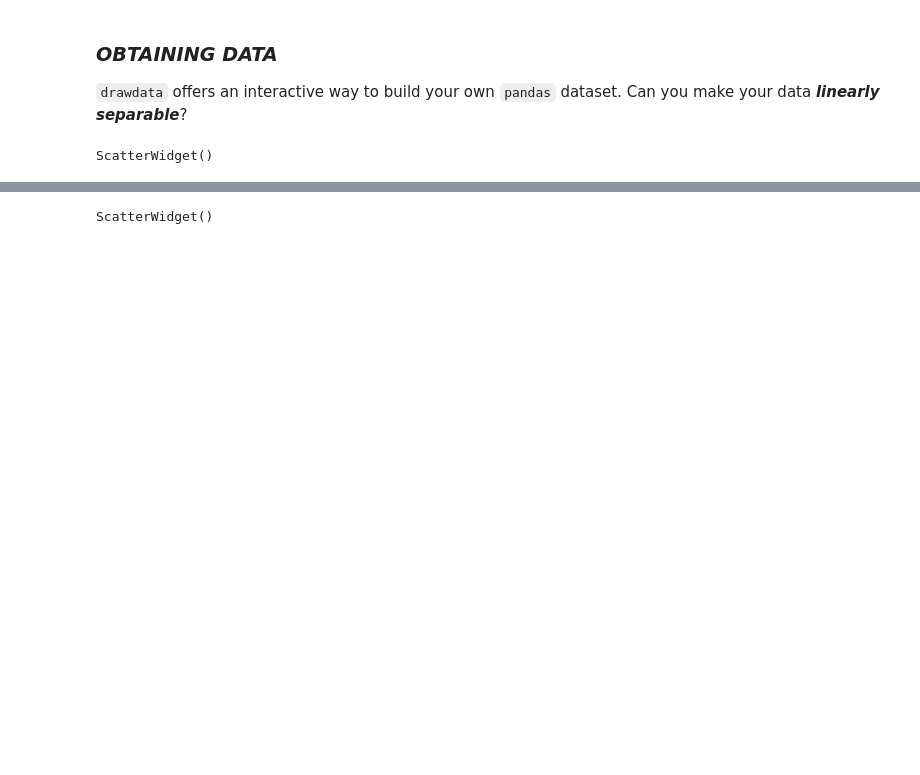
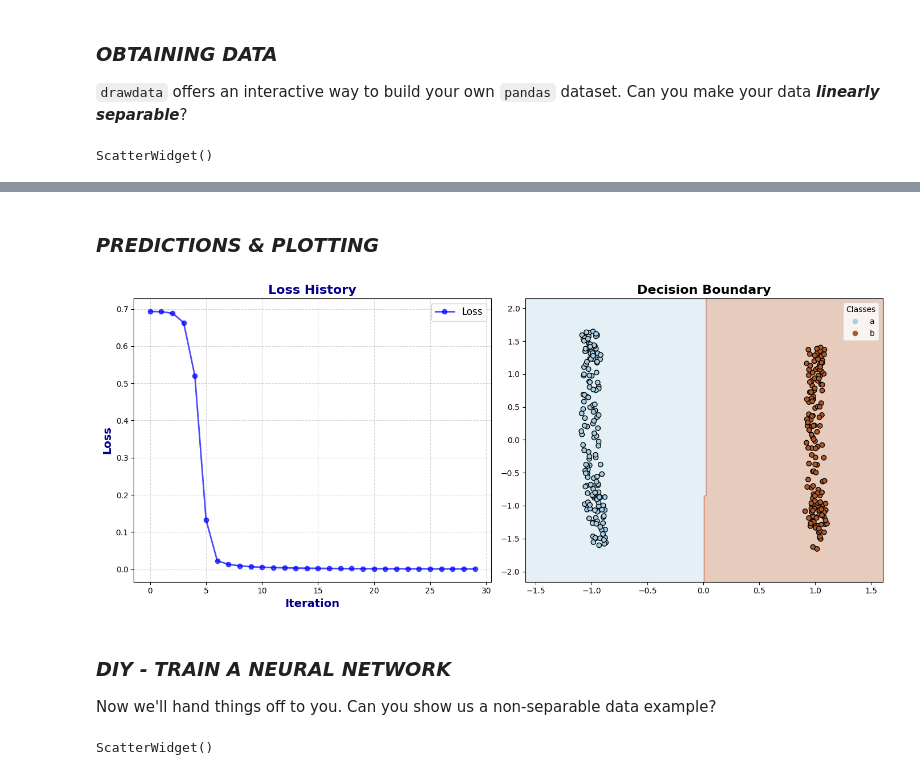
Before and after one commit to AdamPSU/NDL, a Jupyter notebook: nn.ipynb, the cells around one changed output, grey strips where cells are left out. Cells and saved outputs as stored; diff of their text form; code cells hidden in the pictures; blank space fills up the shorter version.

```diff
--- a/nn.ipynb
+++ b/nn.ipynb
@@ -57,6 +77,10 @@ def relu(x):
 
 def relu_deriv(x):
   return np.where(x > 0, 1, 0)
+
+def softmax(x):
+  exp_x = np.exp(x - np.max(x, axis=1, keepdims=True))
+  return exp_x / np.sum(exp_x, axis=1, keepdims=True)
 # %% [markdown]
 ### ***NN ARCHITECTURE***
 
@@ -150,5 +196,5 @@ iterations = 200
 W1, b1, W2, b2 = init_params(INPUT_SIZE, hidden_size, OUTPUT_SIZE)
 
 # Train the model
-W1, b1, W2, b2 = train(X, y, W1, b1, W2, b2, lr, iterations)
+W1, b1, W2, b2, loss_history = train(X, y, W1, b1, W2, b2, lr, iterations)
 # %% [output]
@@ -155,0 +204,2 @@ W1, b1, W2, b2 = train(X, y, W1, b1, W2, b2, lr, iterations)
+# %% [markdown]
+### ***PREDICTIONS & PLOTTING***
@@ -156,3 +216,48 @@ W1, b1, W2, b2 = train(X, y, W1, b1, W2, b2, lr, iterations)
+# %%
+import numpy as np
+import matplotlib.pyplot as plt
+
+def masterplot(epochs, history, X, y, preds):
+  fig, axes = plt.subplots(1, 2, figsize=(14, 6))
+
+  # Loss History Plot (Left)
+  axes[0].plot(range(epochs), history, label='Loss', marker='o', markersize=6, color='b', linewidth=2, linestyle='-', alpha=0.7)
+  axes[0].set_title('Loss History', fontsize=16, weight='bold', color='darkblue')
+  axes[0].set_xlabel('Iteration', fontsize=14, weight='bold', color='darkblue')
+  axes[0].set_ylabel('Loss', fontsize=14, weight='bold', color='darkblue')
+  axes[0].grid(True, linestyle='--', alpha=0.5)
+  axes[0].legend(fontsize=12)
+
+  # Decision Boundary Plot (Right)
+  x_min, x_max = X[:, 0].min() - 0.5, X[:, 0].max() + 0.5
+  y_min, y_max = X[:, 1].min() - 0.5, X[:, 1].max() + 0.5
+  xx, yy = np.meshgrid(np.linspace(x_min, x_max, 200),
+                        np.linspace(y_min, y_max, 200))
+
+  grid_points = np.c_[xx.ravel(), yy.ravel()]
+  Z = preds(grid_points)
+  Z = np.vectorize({"a": 0, "b": 1, "c": 2, "d": 3}.get)(Z)  # Convert to numeric
+  Z = Z.reshape(xx.shape)
+
+  # Contour plot for decision boundary
+  axes[1].contourf(xx, yy, Z, alpha=0.3, cmap=plt.cm.Paired)
+  scatter = axes[1].scatter(X[:, 0], X[:, 1], c=y.ravel(), edgecolors='k', cmap=plt.cm.Paired)
+
+  # Legend
+  handles, labels = scatter.legend_elements()
+  axes[1].legend(handles, ["a", "b", "c", "d"], title="Classes")
+  axes[1].set_title("Decision Boundary", fontsize=16, weight='bold')
+
+  plt.tight_layout()
+  plt.show()
+# %%
+masterplot(iterations, loss_history, X, y, lambda X_new: predict(X_new, W1, b1, W2, b2))
+# %% [output]
+[figure, added]
+# %% [markdown]
+### ***DIY - TRAIN A NEURAL NETWORK***
+
+Now we'll hand things off to you. Can you show us a non-separable data example?
 # %%
 widget2 = ScatterWidget()
 widget2
```
Also changed, not shown: parts of 23 cells of this notebook.
